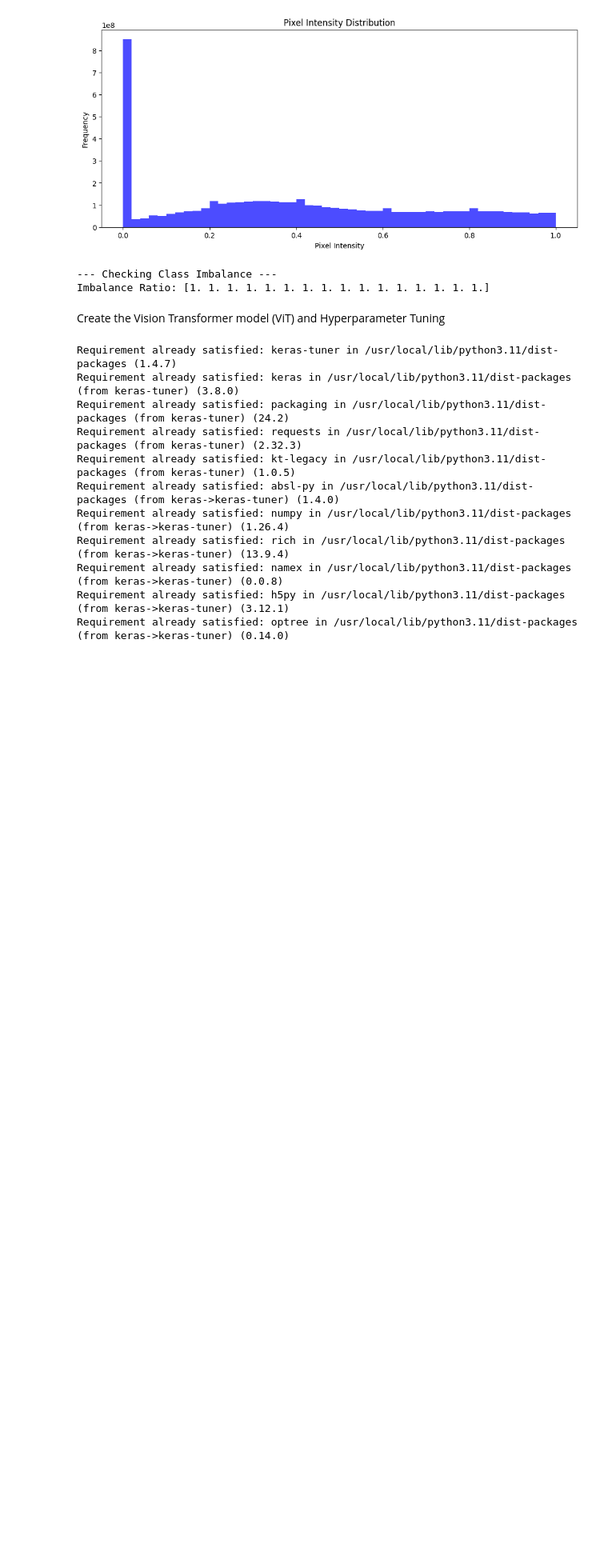
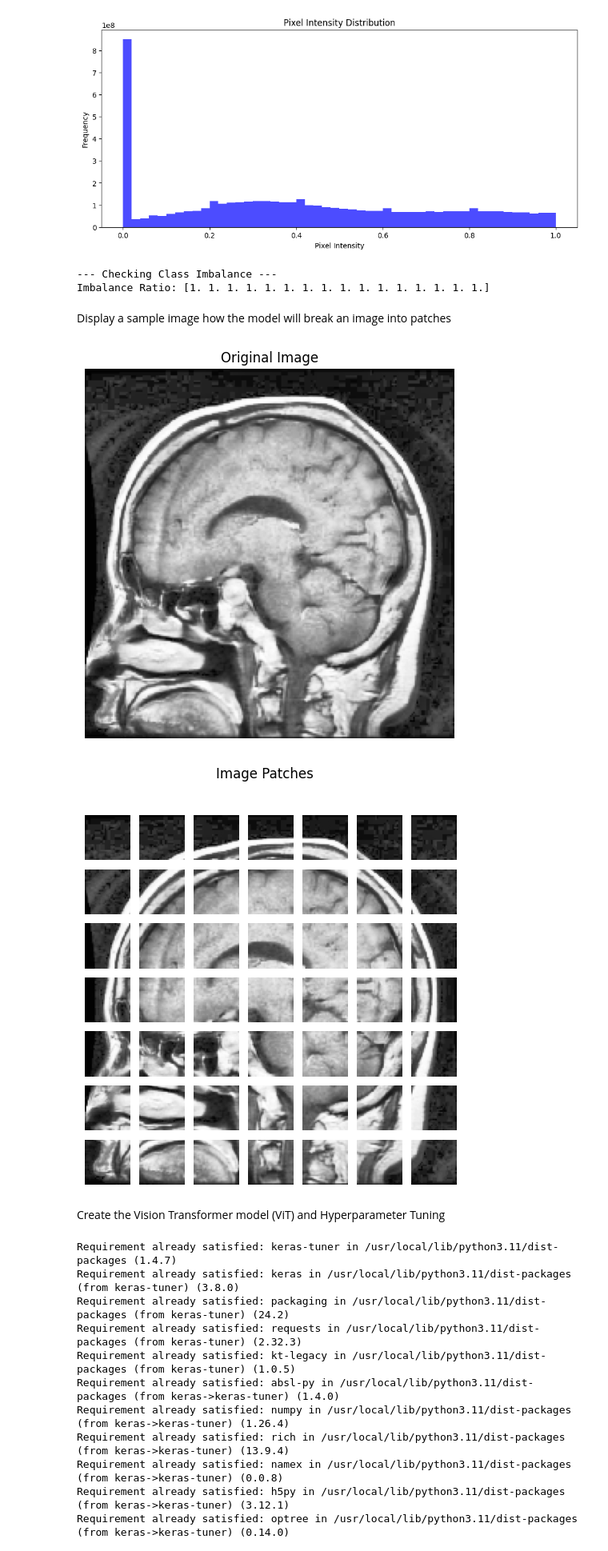
Before and after one commit to TharinsaMudalige/Neuron-Brain_Tumor_Detection_Classification_with_XAI, a Jupyter notebook: Tumor_Classification_Using_RGB_images.ipynb, the cells around one changed output. Shown at 80% size. Drawn from its saved outputs; the diff is of its cells as text; code cells hidden in the pictures; blank space fills up the shorter version.

```diff
--- a/Tumor_Classification_Using_RGB_images.ipynb
+++ b/Tumor_Classification_Using_RGB_images.ipynb
@@ -177,6 +177,57 @@ Pixel Intensity Range: Min = 0.0, Max = 1.0
 [figure]
 --- Checking Class Imbalance ---
 Imbalance Ratio: [1. 1. 1. 1. 1. 1. 1. 1. 1. 1. 1. 1. 1. 1. 1. 1.]
+# %% [markdown]
+Display a sample image how the model will break an image into patches
+# %%
+import numpy as np
+import tensorflow as tf
+import matplotlib.pyplot as plt
+from tensorflow.keras import layers, models
+from tensorflow.keras.preprocessing.image import load_img, img_to_array
+
+# Load a sample image
+image_path = "/content/drive/MyDrive/Colab Notebooks/Preprocessed_Dataset_classification/pituitary/image_2001.png"
+img = load_img(image_path, target_size=(224, 224))  # Resize to match model input
+img_array = img_to_array(img) / 255.0  # Normalize to [0,1]
+img_array = np.expand_dims(img_array, axis=0)  # Add batch dimension
+
+# Parameters
+patch_size = 32
+img_height, img_width, channels = img_array.shape[1:]
+
+# Break the image into patches
+num_patches_h = img_height // patch_size
+num_patches_w = img_width // patch_size
+patches = []
+
+for i in range(num_patches_h):
+    for j in range(num_patches_w):
+        patch = img_array[:, i * patch_size:(i + 1) * patch_size, j * patch_size:(j + 1) * patch_size, :]
+        patches.append(patch)
+
+# Convert list of patches to array
+patches = np.array(patches)
+
+# Display original image
+plt.figure(figsize=(6, 6))
+plt.imshow(img)
+plt.title("Original Image")
+plt.axis("off")
+plt.show()
+
+# Display patches
+fig, axes = plt.subplots(num_patches_h, num_patches_w, figsize=(6, 6))
+for i in range(num_patches_h):
+    for j in range(num_patches_w):
+        axes[i, j].imshow(patches[i * num_patches_w + j][0])  # Remove batch dimension
+        axes[i, j].axis("off")
+
+plt.suptitle("Image Patches")
+plt.show()
+# %% [output]
+[figure, added]
+[figure, added]
 # %% [markdown]
 Create the Vision Transformer model (ViT) and Hyperparameter Tuning
 # %%
```
